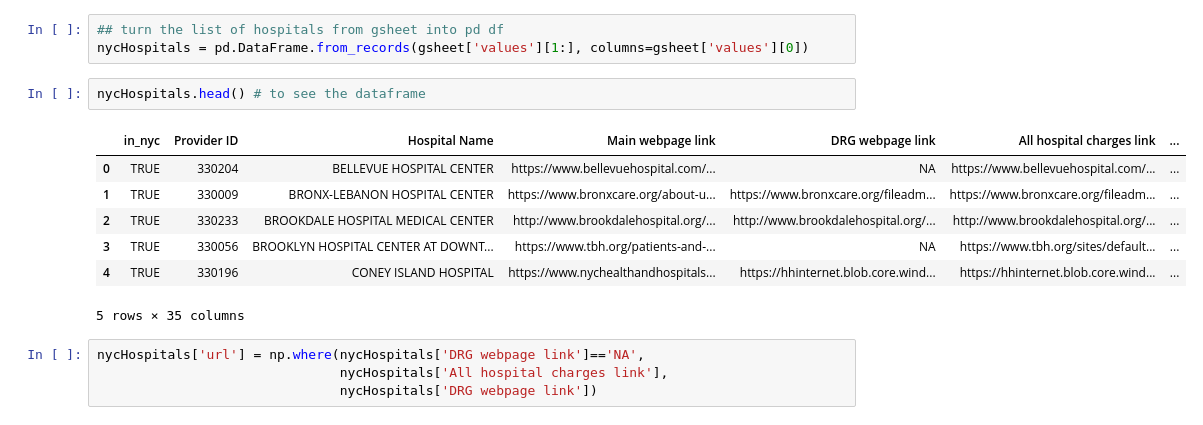
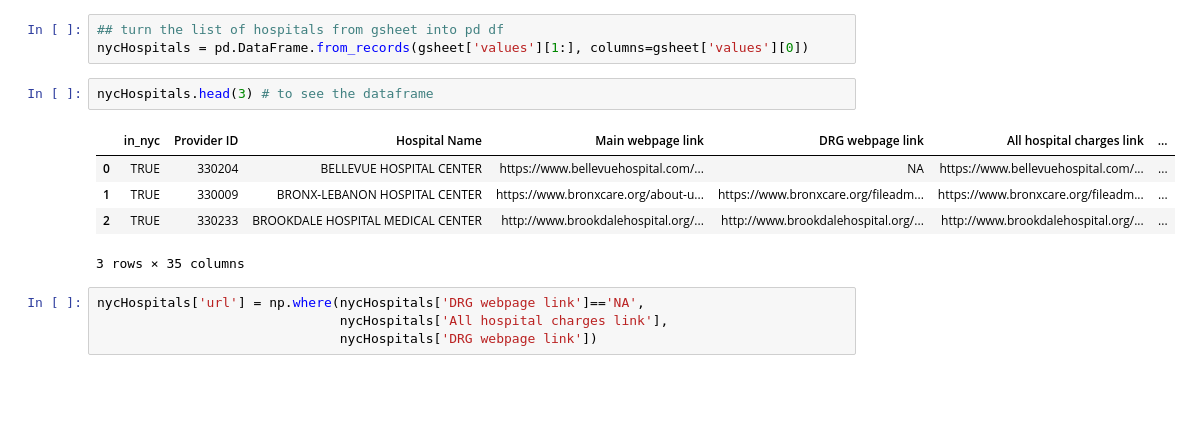
Before and after one commit to meiguan/nycHospitalPricing, a Jupyter notebook: compileHospitalMasterCharges.ipynb, the cells around one changed output. Drawn from its saved outputs; the diff is of its cells as text; blank space fills up the shorter version.

```diff
--- a/compileHospitalMasterCharges.ipynb
+++ b/compileHospitalMasterCharges.ipynb
@@ -48,15 +49,13 @@ dict_keys(['range', 'majorDimension', 'values'])
 ## turn the list of hospitals from gsheet into pd df
 nycHospitals = pd.DataFrame.from_records(gsheet['values'][1:], columns=gsheet['values'][0])
 # %%
-nycHospitals.head() # to see the dataframe
+nycHospitals.head(3) # to see the dataframe
 # %% [output]
 |  | in_nyc | Provider ID | Hospital Name | Main webpage link | DRG webpage link | All hospital charges link | ... |
 | 0 | TRUE | 330204 | BELLEVUE HOSPITAL CENTER | https://www.bellevuehospital.com/... | NA | https://www.bellevuehospital.com/... | ... |
 | 1 | TRUE | 330009 | BRONX-LEBANON HOSPITAL CENTER | https://www.bronxcare.org/about-u... | https://www.bronxcare.org/fileadm... | https://www.bronxcare.org/fileadm... | ... |
 | 2 | TRUE | 330233 | BROOKDALE HOSPITAL MEDICAL CENTER | http://www.brookdalehospital.org/... | http://www.brookdalehospital.org/... | http://www.brookdalehospital.org/... | ... |
-| 3 | TRUE | 330056 | BROOKLYN HOSPITAL CENTER AT DOWNT... | https://www.tbh.org/patients-and-... | NA | https://www.tbh.org/sites/default... | ... |
-| 4 | TRUE | 330196 | CONEY ISLAND HOSPITAL | https://www.nychealthandhospitals... | https://hhinternet.blob.core.wind... | https://hhinternet.blob.core.wind... | ... |
-5 rows × 35 columns
+3 rows × 35 columns
 # %%
 nycHospitals['url'] = np.where(nycHospitals['DRG webpage link']=='NA',
                                nycHospitals['All hospital charges link'],
```
Also changed, not shown: parts of 7 cells of this notebook, 1 other file.
